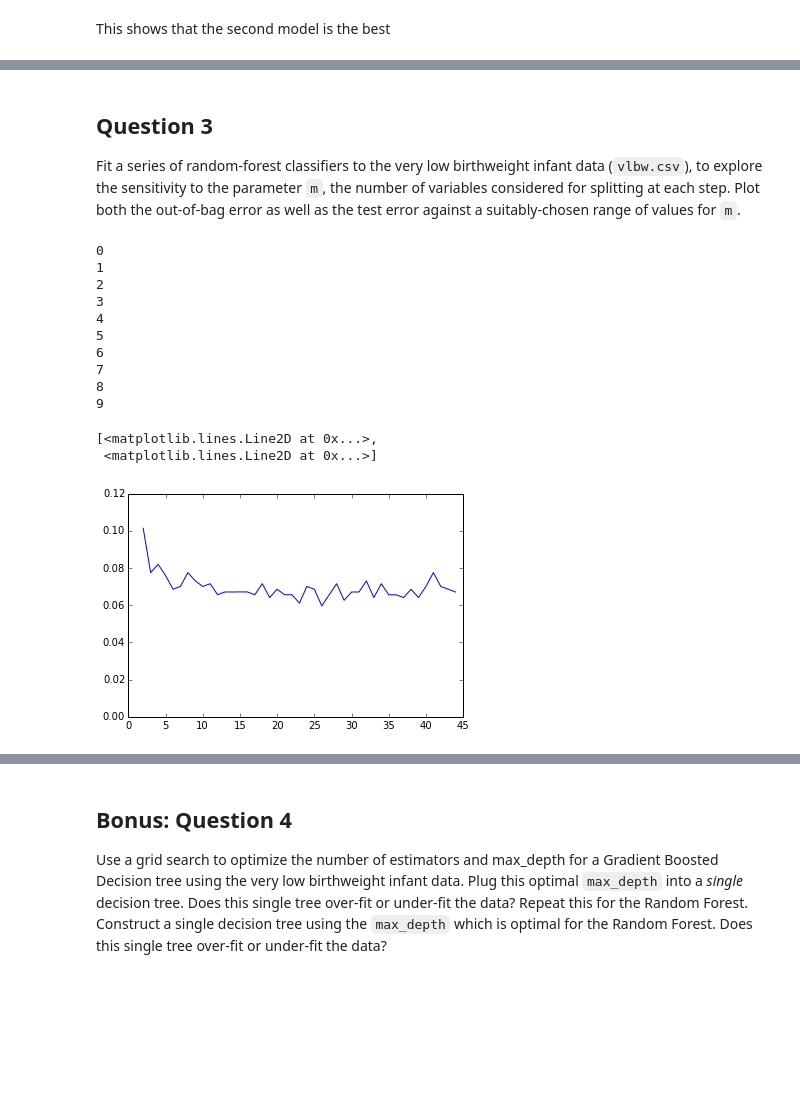
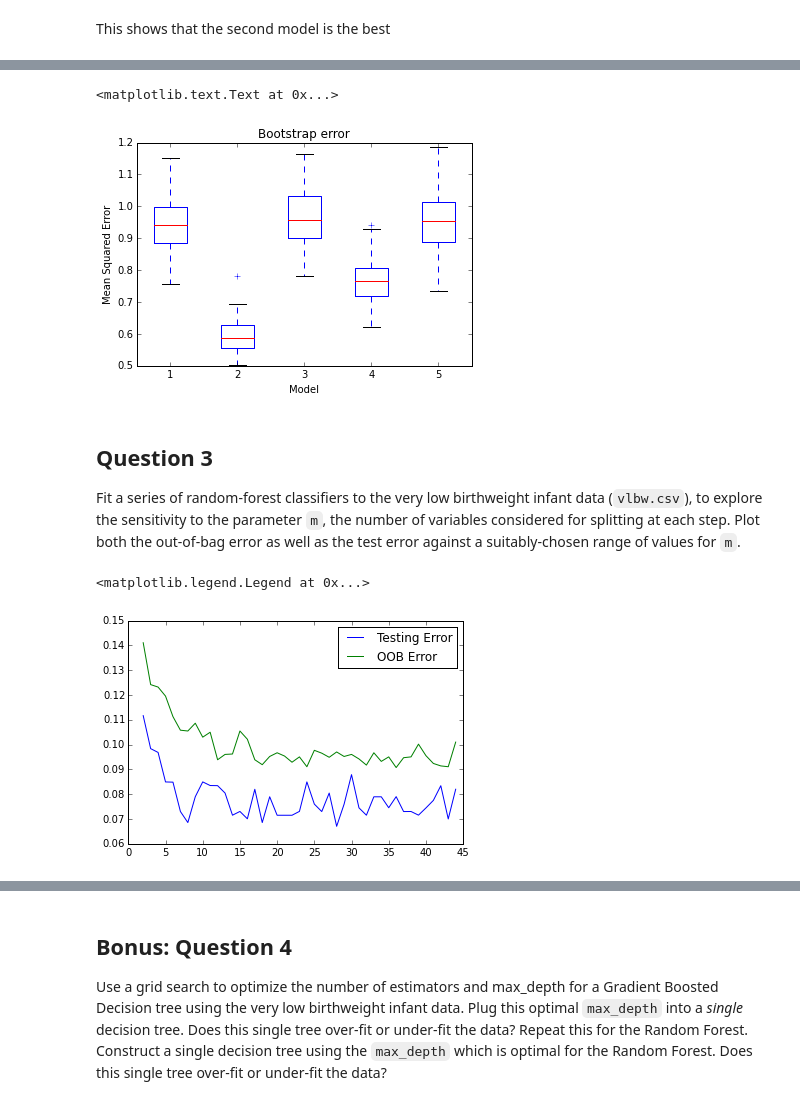
Before and after one commit to aplassard/Bios8366, a Jupyter notebook: homework/Homework 3.ipynb, the cells around one changed output, grey strips where cells are left out. Cells and saved outputs as stored; diff of their text form; code cells hidden in the pictures; blank space fills up the shorter version.

```diff
--- a/homework/Homework 3.ipynb
+++ b/homework/Homework 3.ipynb
@@ -151,11 +276,13 @@ for i in range(n_folds):
         err_boot = metrics.mean_squared_error(y_test_hat,y_test)
         err = 0.368*err_bar + 0.632*err_boot
         scores[i,j] = err
-plt.xkcd()
 plt.boxplot(scores)
 plt.ylabel('Mean Squared Error')
 plt.xlabel('Model')
 plt.title('Bootstrap error')
+# %% [output]
+<matplotlib.text.Text at 0x...>
+[figure, added]
 # %% [markdown]
 ## Question 3
 
@@ -168,6 +295,9 @@ from sklearn.cross_validation import KFold
 from sklearn.feature_extraction import DictVectorizer
 import pandas as pd
 import numpy as np
+
+import warnings
+warnings.filterwarnings("ignore", category=UserWarning, module="sklearn")
 
 def encode_onehot(df, cols):
     """
@@ -212,46 +342,35 @@ X = encode_onehot(X,[x for x in X.columns[mask]])
 X = np.array(X)
 y = np.array(y)
 X[np.isnan(X)] = -1
 
 min_estimators = 2
 max_estimators = X.shape[1]
 n_folds = 10
 
 test_error = np.zeros((max_estimators-min_estimators+1,n_folds))
 oob_error = np.zeros((max_estimators-min_estimators+1,n_folds))
 
 kfold = KFold(X.shape[0],n_folds=n_folds,shuffle=True)
 
 n_fold = 0
 for train,test in kfold:
-    print(n_fold)
     X_train = X[train,:]
     X_test = X[test,:]
     y_train = y[train]
     y_test = y[test]
     n_est = 0
     for i in range(min_estimators,max_estimators+1):
-        clf = RandomForestClassifier(max_features=i,oob_score=True,n_estimators=50,max_depth=10)
+        clf = RandomForestClassifier(max_features=i,oob_score=True,warm_start=True)
         clf.fit(X_train,y_train)
-        oob_err = 1 - clf.oob_score
+        oob_err = 1 - clf.oob_score_
         test_err = 1 - clf.score(X_test,y_test)
         oob_error[n_est,n_fold] = oob_err
         test_error[n_est,n_fold] = test_err
         n_est += 1
     n_fold += 1
 
 plt.plot(np.arange(min_estimators,max_estimators+1),test_error.mean(axis=1),np.arange(min_estimators,max_estimators+1),oob_error.mean(axis=1))
+plt.legend(["Testing Error","OOB Error"])
 # %% [output]
-0
-1
-2
-3
-4
-5
-6
-7
-8
-9
+<matplotlib.legend.Legend at 0x...>
-[<matplotlib.lines.Line2D at 0x...>,
- <matplotlib.lines.Line2D at 0x...>]
-[figure, old version]
+[figure, new version]
```
Also changed, not shown: parts of 23 cells of this notebook.
